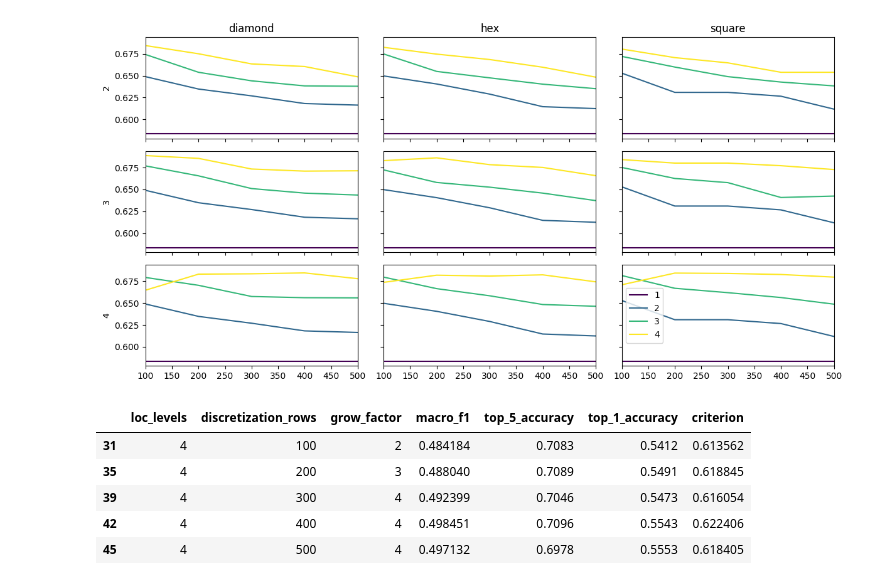
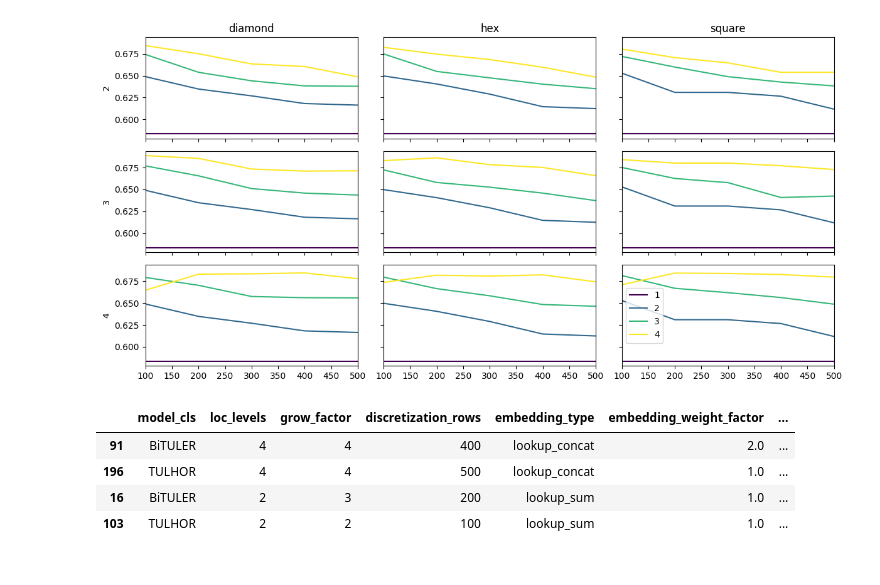
Before and after one commit to lucasczz/MiLES, a Jupyter notebook: notebooks/discretization.ipynb, the cells around one changed output. Cells and saved outputs as stored; diff of their text form; code cells hidden in the pictures.

```diff
--- a/notebooks/discretization.ipynb
+++ b/notebooks/discretization.ipynb
@@ -4,7 +4,6 @@ import numpy as np
 import matplotlib.pyplot as plt
 from src.data.metrics import get_metrics
 # %%
-df = pd.read_json("../reports/discretization_tune_grid_cat.jsonl", lines=True)
-df = df[df['grow_factor'] < 5]
+df = pd.read_json("../reports/discretization_grid_tune.jsonl", lines=True)
 get_metrics(df, ['top_1_accuracy', "top_5_accuracy", 'macro_f1'])
 # %%
@@ -86,30 +84,28 @@ fig.tight_layout()
 # %%
 df["criterion"] = (
     2
     * df["top_1_accuracy"]
     * df["top_5_accuracy"]
     / (df["top_1_accuracy"] + df["top_5_accuracy"])
 )
+hparams = [
+    'model_cls',
+    "loc_levels",
+    "grow_factor",
+    "discretization_rows",
+    "embedding_type",
+    "embedding_weight_factor",
+]
+
 dfg = df[df["aggregation_mode"] == "grow"].reset_index()
-df_mean = (
-    dfg.groupby(
-        ["loc_levels", "discretization_rows", "grow_factor"]
-    )[metrics + ["criterion"]]
-    .mean()
-    .reset_index()
-)
-idcs_max = df_mean.groupby(["discretization_rows"])["top_5_accuracy"].idxmax()
+df_mean = dfg.groupby(hparams)[metrics + ["criterion"]].mean().reset_index()
+idcs_max = df_mean.groupby(["embedding_type", 'model_cls'])["criterion"].idxmax()
 
-df_mean.loc[idcs_max][
-    ["loc_levels", "discretization_rows", "grow_factor"]
-    + metrics
-    + ["criterion"]
-]
+df_mean.loc[idcs_max][hparams + metrics + ["criterion"]]
 # %% [output]
-|  | loc_levels | discretization_rows | grow_factor | macro_f1 | top_5_accuracy | top_1_accuracy | criterion |
-| 31 | 4 | 100 | 2 | 0.484184 | 0.7083 | 0.5412 | 0.613562 |
-| 35 | 4 | 200 | 3 | 0.488040 | 0.7089 | 0.5491 | 0.618845 |
-| 39 | 4 | 300 | 4 | 0.492399 | 0.7046 | 0.5473 | 0.616054 |
-| 42 | 4 | 400 | 4 | 0.498451 | 0.7096 | 0.5543 | 0.622406 |
-| 45 | 4 | 500 | 4 | 0.497132 | 0.6978 | 0.5553 | 0.618405 |
+|  | model_cls | loc_levels | grow_factor | discretization_rows | embedding_type | embedding_weight_factor | ... |
+| 91 | BiTULER | 4 | 4 | 400 | lookup_concat | 2.0 | ... |
+| 196 | TULHOR | 4 | 4 | 500 | lookup_concat | 1.0 | ... |
+| 16 | BiTULER | 2 | 3 | 200 | lookup_sum | 1.0 | ... |
+| 103 | TULHOR | 2 | 2 | 100 | lookup_sum | 1.0 | ... |
 # %%
```
Also changed, not shown: parts of 9 cells of this notebook, 21 other files.
